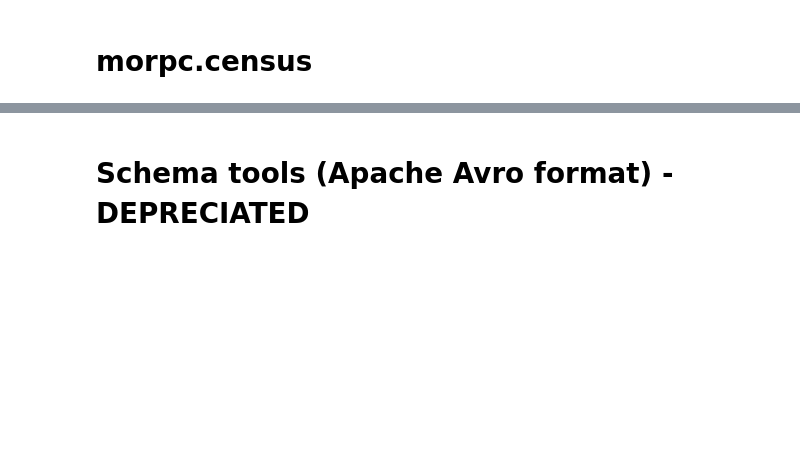
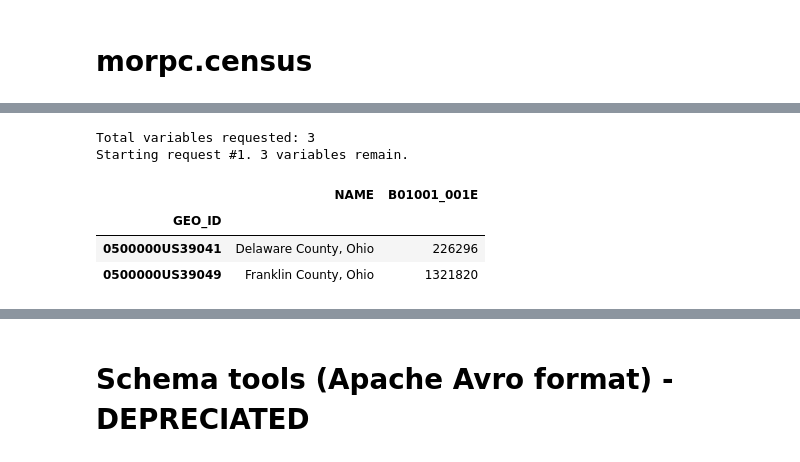
Before and after one commit to morpc/morpc-py, a Jupyter notebook: demo/morpc-py-demos.ipynb, the cells around one changed output, grey strips where cells are left out. Saved outputs shown, nothing was run; the diff lists cells and outputs as text; code cells hidden in the pictures; blank space fills up the shorter version.

```diff
--- a/demo/morpc-py-demos.ipynb
+++ b/demo/morpc-py-demos.ipynb
@@ -818,2 +826,19 @@ subdivPopControlled[["NAME","POP","CONTROLLED_VALUE","RESIDUAL","RESIDUAL_PCT"]]
+# %%
+url = 'https://api.census.gov/data/2022/acs/acs1'
+params = {
+    "get": "GEO_ID,NAME,B01001_001E",
+    "for": "county:049,041",
+    "in": "state:39"
+}
 # %%
-# PLACEHOLDER FOR census module
+acs = morpc.census.acs_get(url, params)
+# %% [output]
+Total variables requested: 3
+Starting request #1. 3 variables remain.
+# %%
+acs
+# %% [output]
+|  | NAME | B01001_001E |
+| GEO_ID |  |  |
+| 0500000US39041 | Delaware County, Ohio | 226296 |
+| 0500000US39049 | Franklin County, Ohio | 1321820 |
```
Also changed, not shown: parts of 5 cells of this notebook, 2 other files.
